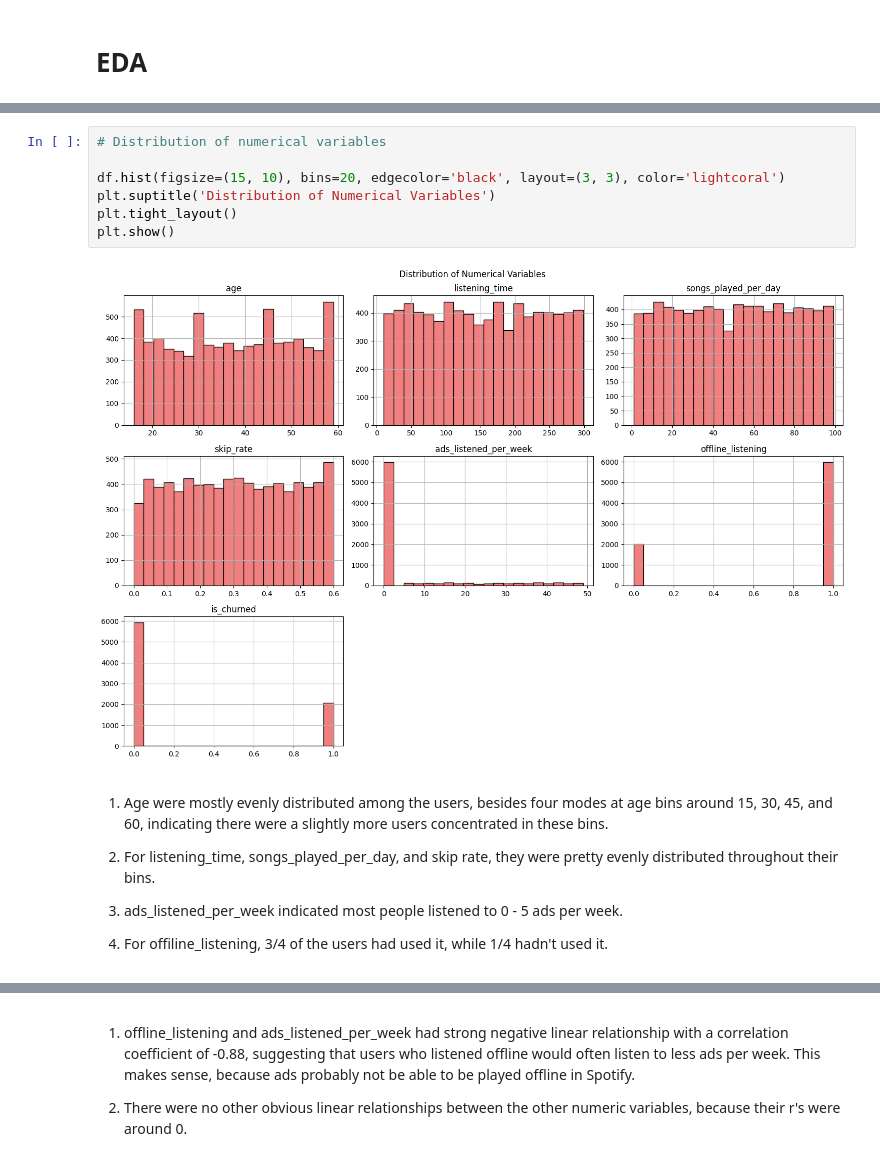
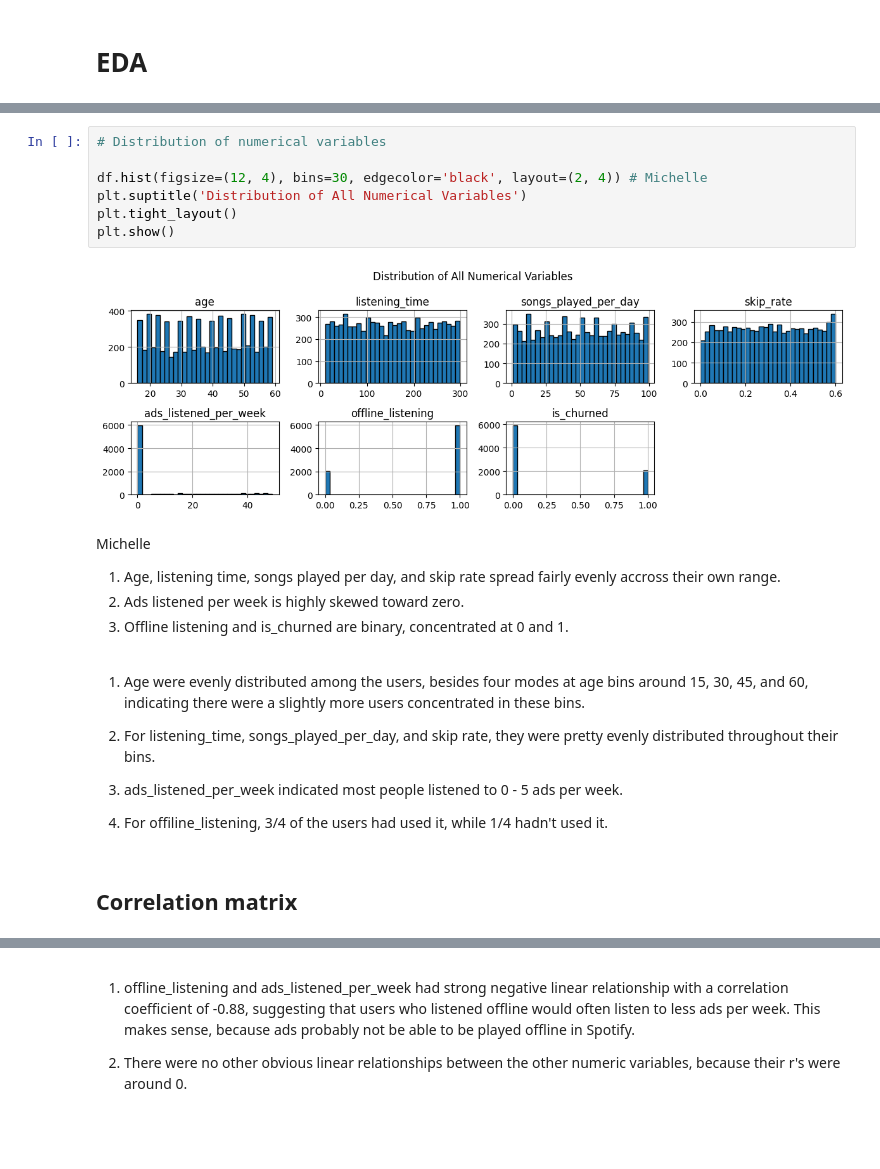
Before and after one commit to xuany823/ADS505_Final_Project, a Jupyter notebook: Spotify_Churn.ipynb, the cells around one changed output, grey strips where cells are left out. Cells and saved outputs as stored; diff of their text form; blank space fills up the shorter version.

```diff
--- a/Spotify_Churn.ipynb
+++ b/Spotify_Churn.ipynb
@@ -200,18 +221,26 @@ There were a moderate class imbalance in the outcome variable with 1/4 of the cu
 # %%
 # Distribution of numerical variables
 
-df.hist(figsize=(15, 10), bins=20, edgecolor='black', layout=(3, 3), color='lightcoral')
-plt.suptitle('Distribution of Numerical Variables')
+df.hist(figsize=(12, 4), bins=30, edgecolor='black', layout=(2, 4)) # Michelle
+plt.suptitle('Distribution of All Numerical Variables')
 plt.tight_layout()
 plt.show()
 # %% [output]
-[figure, old version]
+[figure, new version]
+# %% [markdown]
+
+Michelle
+1.   Age, listening time, songs played per day, and skip rate spread fairly evenly accross their own range.
+2.   Ads listened per week is highly skewed toward zero.
+3.   Offline listening and is_churned are binary, concentrated at 0 and 1.
 # %% [markdown]
-1. Age were mostly evenly distributed among the users, besides four modes at age bins around 15, 30, 45, and 60, indicating there were a slightly more users concentrated in these bins.
+1. Age were evenly distributed among the users, besides four modes at age bins around 15, 30, 45, and 60, indicating there were a slightly more users concentrated in these bins.
 
 2. For listening_time, songs_played_per_day, and skip rate, they were pretty evenly distributed throughout their bins.
 
 3. ads_listened_per_week indicated most people listened to 0 - 5 ads per week.
 
 4. For offiline_listening, 3/4 of the users had used it, while 1/4 hadn't used it.
+# %% [markdown]
+## Correlation matrix
 # %%
```
Also changed, not shown: parts of 76 cells of this notebook.
